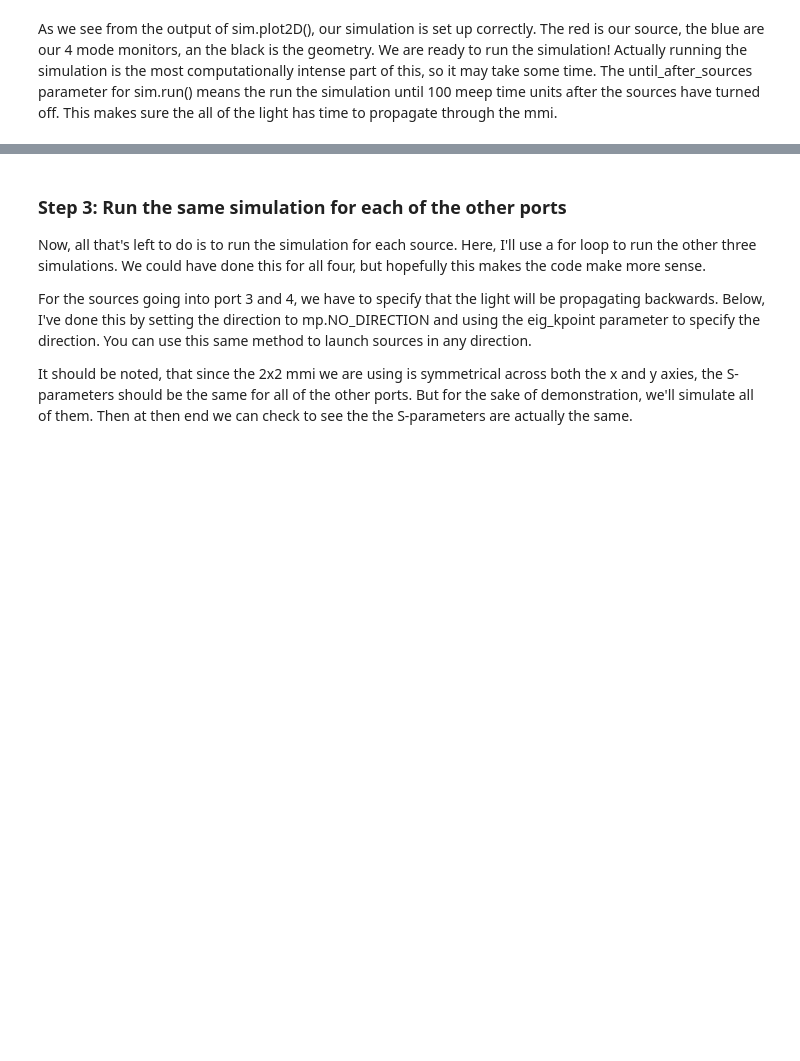
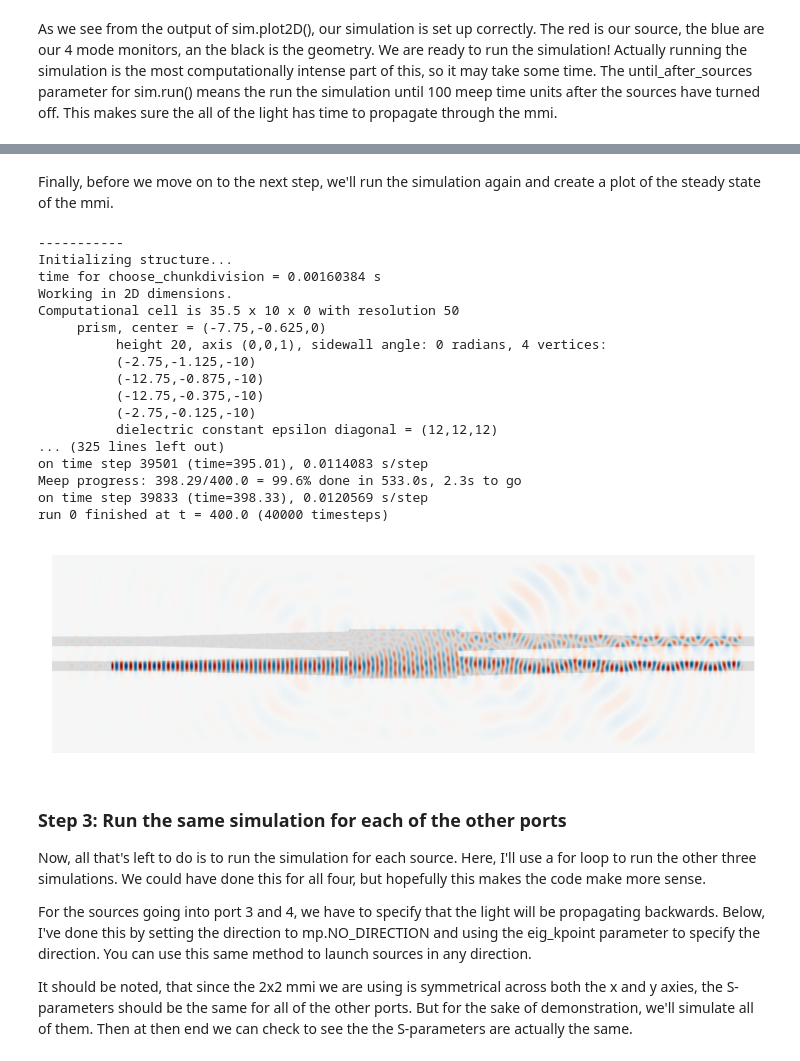
Before and after one commit to BYUCamachoLab/Photonics-Bootcamp, a Jupyter notebook: book/pages/scattering_parameters.ipynb, the cells around one changed output, grey strips where cells are left out. Cells and saved outputs as stored; diff of their text form; code cells hidden in the pictures; blank space fills up the shorter version.

Commit message:
Made some more changed to S-param page

```diff
--- a/book/pages/scattering_parameters.ipynb
+++ b/book/pages/scattering_parameters.ipynb
@@ -137,14 +141,15 @@ After creating the simulation object, we can add mode monitors at each of the po
 
 Now that our simulation is completely set up for the first source, I can plot it to make sure everything looks right before running the simulation. We do that using the plot2D() method of the simulation object.
 # %%
-# Adds mode monitors at each of the ports to track the energy that goes in or out
-modePort1 = sim.add_mode_monitor(fcen, 0,1, mp.ModeRegion(volume=port1))
-modePort2 = sim.add_mode_monitor(fcen, 0,1, mp.ModeRegion(volume=port2))
-modePort3 = sim.add_mode_monitor(fcen, 0,1, mp.ModeRegion(volume=port3))
-modePort4 = sim.add_mode_monitor(fcen, 0,1, mp.ModeRegion(volume=port4))
+# Adds mode monitors at each of the ports to track the energy that goes in or out, then adds them to a list
+modeMonitors = []
+modeMonitors.append(sim.add_mode_monitor(fcen, 0,1, mp.ModeRegion(volume=port1))) # Adds mode monitor for the frequency fcen, at only that frequency
+modeMonitors.append(sim.add_mode_monitor(fcen, 0,1, mp.ModeRegion(volume=port2)))
+modeMonitors.append(sim.add_mode_monitor(fcen, 0,1, mp.ModeRegion(volume=port3)))
+modeMonitors.append(sim.add_mode_monitor(fcen, 0,1, mp.ModeRegion(volume=port4)))
 
 # Plot the simulation
-sim.plot2D()
+sim.plot2D(output_plane = cell_plane) # No parameters are needed for a 2D simulation.
 # %% [output]
      prism, center = (-7.75,-0.625,0)
           height 20, axis (0,0,1), sidewall angle: 0 radians, 4 vertices:
@@ -252,5 +259,71 @@ Insertion Loss: 31.657449% -> -4.995241db
 
 -----------------------------------------------------------------
+# %% [markdown]
+Finally, before we move on to the next step, we'll run the simulation again and create a plot of the steady state of the mmi.
+# %%
+# Reset the simulation in order to run it again and visulaize the fields
+sim.reset_meep()
+
+# Create a continuous source
+sources = [
+    mp.EigenModeSource(
+        src=mp.ContinuousSource(fcen, fwidth=df),
+        size=source1.size,
+        center=source1.center,
+        eig_band=1,
+        eig_parity=mp.EVEN_Y + mp.ODD_Z,
+        eig_match_freq=True,
+    )
+]
+
+# Sets up the simulation again
+sim = mp.Simulation(
+    resolution=res,
+    cell_size=cell.size,
+    boundary_layers=[mp.PML(dpml)],
+    sources=sources,
+    geometry=geometry,
+)
+
+# Runs the simulation for a long time to ensure that the fields have reached a steady state
+sim.run(
+    until=300
+)
+
+# Gets data
+eps_data = sim.get_epsilon() # Epsilon Data / The Geometry / An array that holds what materials are where
+ez_data = numpy.real(sim.get_efield_z()) # Values for the component of the E-field in the z direction (in/out of screen)
+
+# Creates the plot
+plt.figure(dpi=200)
+plt.imshow(numpy.transpose(eps_data), interpolation="spline36", cmap="binary")
+plt.imshow(
+    numpy.flipud(numpy.transpose(ez_data)),
+    interpolation="spline36",
+    cmap="RdBu",
+    alpha=0.9,
+)
+plt.axis("off")
+plt.show()
+# %% [output]
+-----------
+Initializing structure...
+time for choose_chunkdivision = 0.00160384 s
+Working in 2D dimensions.
+Computational cell is 35.5 x 10 x 0 with resolution 50
+     prism, center = (-7.75,-0.625,0)
+          height 20, axis (0,0,1), sidewall angle: 0 radians, 4 vertices:
+          (-2.75,-1.125,-10)
+          (-12.75,-0.875,-10)
+          (-12.75,-0.375,-10)
+          (-2.75,-0.125,-10)
+          dielectric constant epsilon diagonal = (12,12,12)
+... (325 lines left out)
+on time step 39501 (time=395.01), 0.0114083 s/step
+Meep progress: 398.29/400.0 = 99.6% done in 533.0s, 2.3s to go
+on time step 39833 (time=398.33), 0.0120569 s/step
+run 0 finished at t = 400.0 (40000 timesteps)
+[figure, added]
 # %% [markdown]
 ### Step 3: Run the same simulation for each of the other ports
 
```
Also changed, not shown: parts of 17 cells of this notebook.
